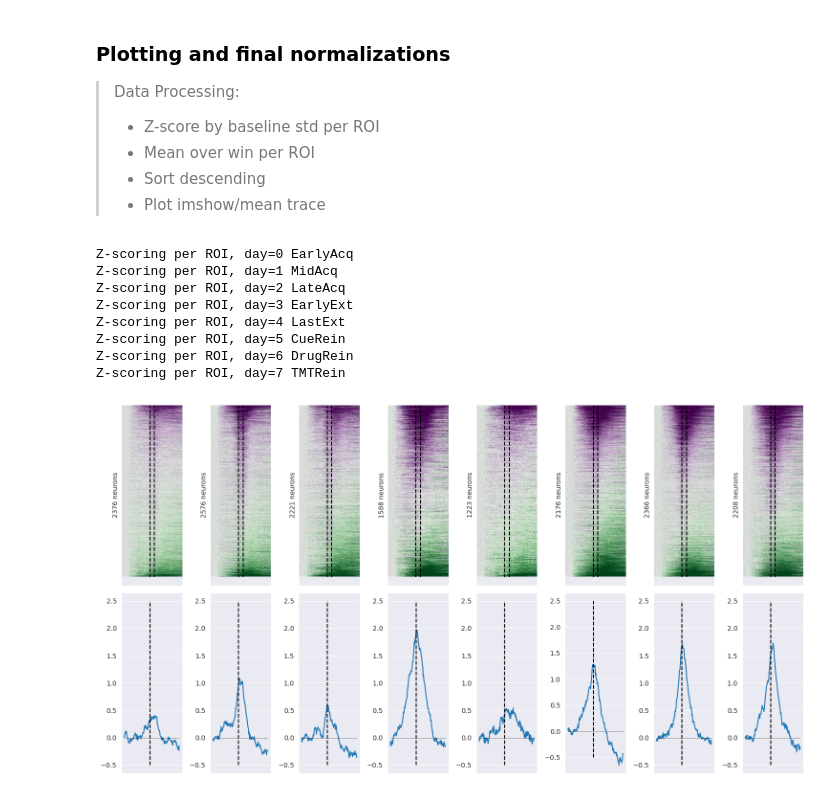
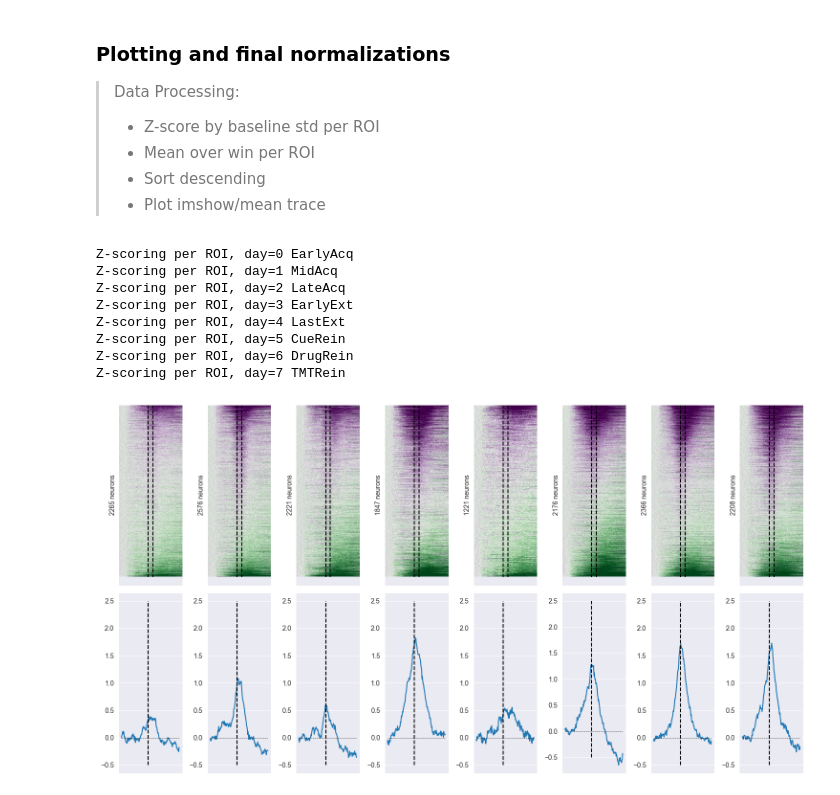
Before and after one commit to thejoshbq/nsync, a Jupyter notebook: lib/PFC Self-Admin 2024.04 v15-beta.ipynb, the cells around one changed output. Drawn from its saved outputs; the diff is of its cells as text; code cells hidden in the pictures.

```diff
--- a/lib/PFC Self-Admin 2024.04 v15-beta.ipynb
+++ b/lib/PFC Self-Admin 2024.04 v15-beta.ipynb
@@ -18,12 +18,12 @@ import seaborn as sns
 ### Define sample extraction parameters
 # %%
 alphalevel = 0.05
-mineventstoanalyze = 3
+mineventstoanalyze = 2
 separation_requirement = 1000 # 1s
 
 frameaveraging = 4
 framerate = 30
-timebetweenframes = 1000 / framerate # FIXME: Adjusted for default precision; original was hard-coded to 33.3333
+timebetweenframes = 1000 / framerate # FIXME: Adjusted for precision; original was hard-coded to 33.3333
 averagedframerate = framerate / frameaveraging
 
 pre_window_size = int(10 * averagedframerate)
@@ -120,7 +120,9 @@ def framenumberforevent(event, frame_timestamps):
     framenumber = np.nan * np.zeros(event.shape) # Init NaN array same shape as event
     for ie, e in enumerate(event):
         if np.isnan(e):
-            framenumber[ie] = np.nan # FIXME: Preserves the NaNs; should be 0 for stability
+            # framenumber[ie] = np.nan # FIXME: Preserves the NaNs; should be 0 for stability when normalizing
+            framenumber[ie] = 0
+            continue
         else:
             temp = np.nonzero(frame_timestamps <= e)[0] # Find indices <= e; transforms to subset indices
             if temp.shape[0]>0:
@@ -156,7 +158,7 @@ def fix_assumed_frames(frames):
     print(f"Fixing assumed dropped frames, n={len(frames)}")
     dropped_frames = []
     diff_frames = np.diff(frames) # Compute differences; transforms to diffs array
-    frame_drop_idx = np.where(diff_frames> 1.5 * timebetweenframes)[0] # FIXME: Original uses int(33) for timebetweenframes
+    frame_drop_idx = np.where(diff_frames> 1.5 * timebetweenframes)[0] # FIXME: Original casts int() on timebetweenframes yielding 33; less precise
     for idx in frame_drop_idx:
         numframesdropped = int(np.round((frames[idx + 1] - frames[idx]) / (timebetweenframes + 0.0)) - 1) # Calc drops
         temp = [frames[idx] + a * timebetweenframes for a in range(1, numframesdropped + 1)] # Generate inserts
@@ -278,8 +280,9 @@ def analyze_single_session(indir, window_size, assumed_frame_timestamps):
     events = temp # FIXME: Equivalent to "activeleverall"
 
     if len(events) < mineventstoanalyze: # FIXME: Moved here to return early if insufficient events
-        print(f"---> Not enough events to analyze, returning NaNs")
-        _ = np.nan * np.ones((2, window_size))
+        print(f"---> Not enough events to analyze ({len(events)}), returning NaNs")
+        # _ = np.nan * np.ones((2, window_size))
+        _ = np.array([]) # FIXME: Changed to empty array to handle NaN inflation
         return _, _, _ # FIXME: Returns two rows of NaNs if insufficient events; inflates population stack
 
     # Fix frame timestamps
@@ -295,10 +298,17 @@ def analyze_single_session(indir, window_size, assumed_frame_timestamps):
 
     # Z-score full trace per ROI
     print(f"---> Z-scoring signals per neuron, n={numrois}")
-    for n in range(signals.shape[0]):
-        mean = np.nanmean(signals[n]) # Mean over row
-        std = np.nanstd(signals[n]) # Std over row
-        signals[n] = (signals[n] - mean) / std # FIXME: If std=0, may produce inf/NaN
+    # for n in range(signals.shape[0]):
+    #     mean = np.nanmean(signals[n]) # Mean over row
+    #     std = np.nanstd(signals[n]) # Std over row
+    #     signals[n] = (signals[n] - mean) / std # FIXME: If std=0, will produce inf/NaN value inflating NaN's in population
+    means = np.nanmean(signals, axis=1).reshape(-1, 1)  # shape: (num_neurons, 1)
+    signals = np.divide( # FIXME: Normalizing trace ignoring where std=0
+        signals,
+        means,
+        out=np.zeros_like(signals, dtype=np.float64),
+        where=(means != 0) & (~np.isnan(means))
+    )
 
     signalsT = signals.T # transpose signals to have ROIs as columns
 
@@ -337,7 +347,8 @@ for basedir, day, animal, fov in iterate_dirs(basedir, sorted(days)):
 
     print(f"Processing {day}, {animal}, {fov}")
     popevents, alignedevents, events = analyze_single_session(indir, window_size, assumed_frame_timestamps)
-    popevents_day[day] = np.vstack((popevents_day[day], popevents))
+    if popevents.size != 0:
+        popevents_day[day] = np.vstack((popevents_day[day], popevents))
 
     print(f"---> Performing baseline subtraction for {day}")
     popevents_day[day] = popevents_day[day][1:, :]  # Skip init nan row
@@ -436,34 +430,34 @@ for d, day in enumerate(sorted(days)):
         temp[neuron, :] = temp[neuron, :] / neuron_std # Z-score whole row by baseline std; standardizes var
 
     tempresponse = np.nanmean(temp, axis=1) # Mean over win per ROI [ROIs]
-    sortresponse = np.argsort(tempresponse)[::-1] # FIXME: Computations and sorting may include NaNs if not filtered; sorted in descending order
-    numneurons_temp = len(sortresponse)
+    sort_descending = np.argsort(tempresponse)[::-1] # FIXME: Computations and sorting include inflated NaNs if not filtered
+    numneurons_temp = len(tempresponse)
 
     ax = axs[0, d]
-    im = ax.imshow(temp[sortresponse], cmap=plt.get_cmap('PRGn_r'), vmin=cmin, vmax=cmax, aspect='auto')
+    im = ax.imshow(temp[sort_descending], cmap=plt.get_cmap('PRGn_r'), vmin=cmin, vmax=cmax, aspect='auto')
 
     ax.grid(False)
     ax.set_ylabel('%s neurons'%numneurons_temp)
     ax.set_yticks([])
     ax.set_xticks([])
     ax.plot([pre_window_size, pre_window_size], [0, numneurons_temp], '--k', linewidth=1.5)
     ax.plot([infusionframe, infusionframe], [0, numneurons_temp], '--k', linewidth=1.5)
 
     ax = axs[1, d]
     ax.set_xticks([])
     ax.plot(np.nanmean(temp, axis=0))
     ax.plot([pre_window_size, pre_window_size], [-0.5,2.5],'--k', linewidth=1.5) # Event
     ax.plot([0, window_size], [0,0], '--k', linewidth=0.5)
 
 fig.tight_layout()
 plt.show()
 # %% [output]
 Z-scoring per ROI, day=0 EarlyAcq
 Z-scoring per ROI, day=1 MidAcq
 Z-scoring per ROI, day=2 LateAcq
 Z-scoring per ROI, day=3 EarlyExt
 Z-scoring per ROI, day=4 LastExt
 Z-scoring per ROI, day=5 CueRein
 Z-scoring per ROI, day=6 DrugRein
 Z-scoring per ROI, day=7 TMTRein
-[figure, old version]
+[figure, new version]
```
Also changed, not shown: parts of 1 cell of this notebook, 6 other files.
